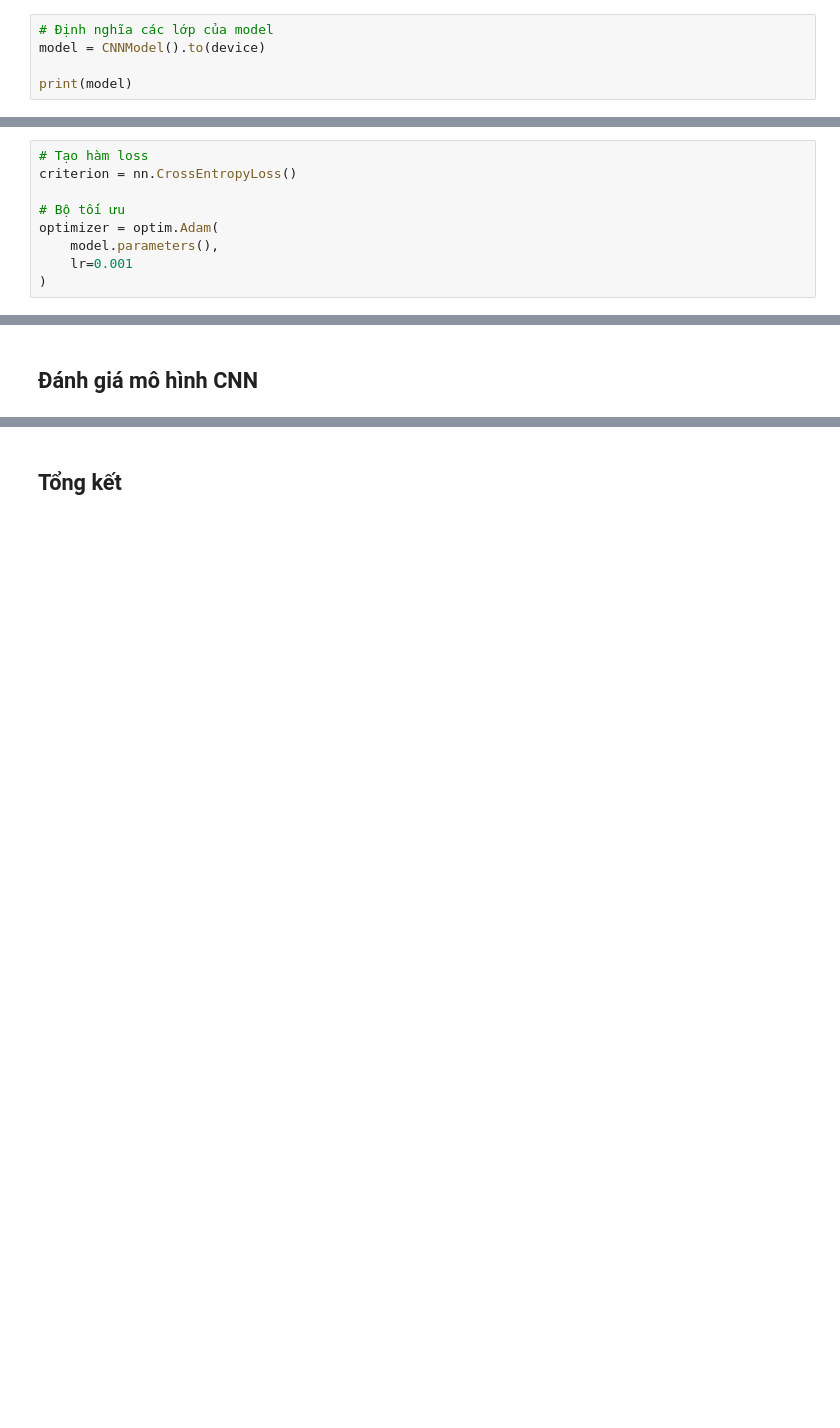
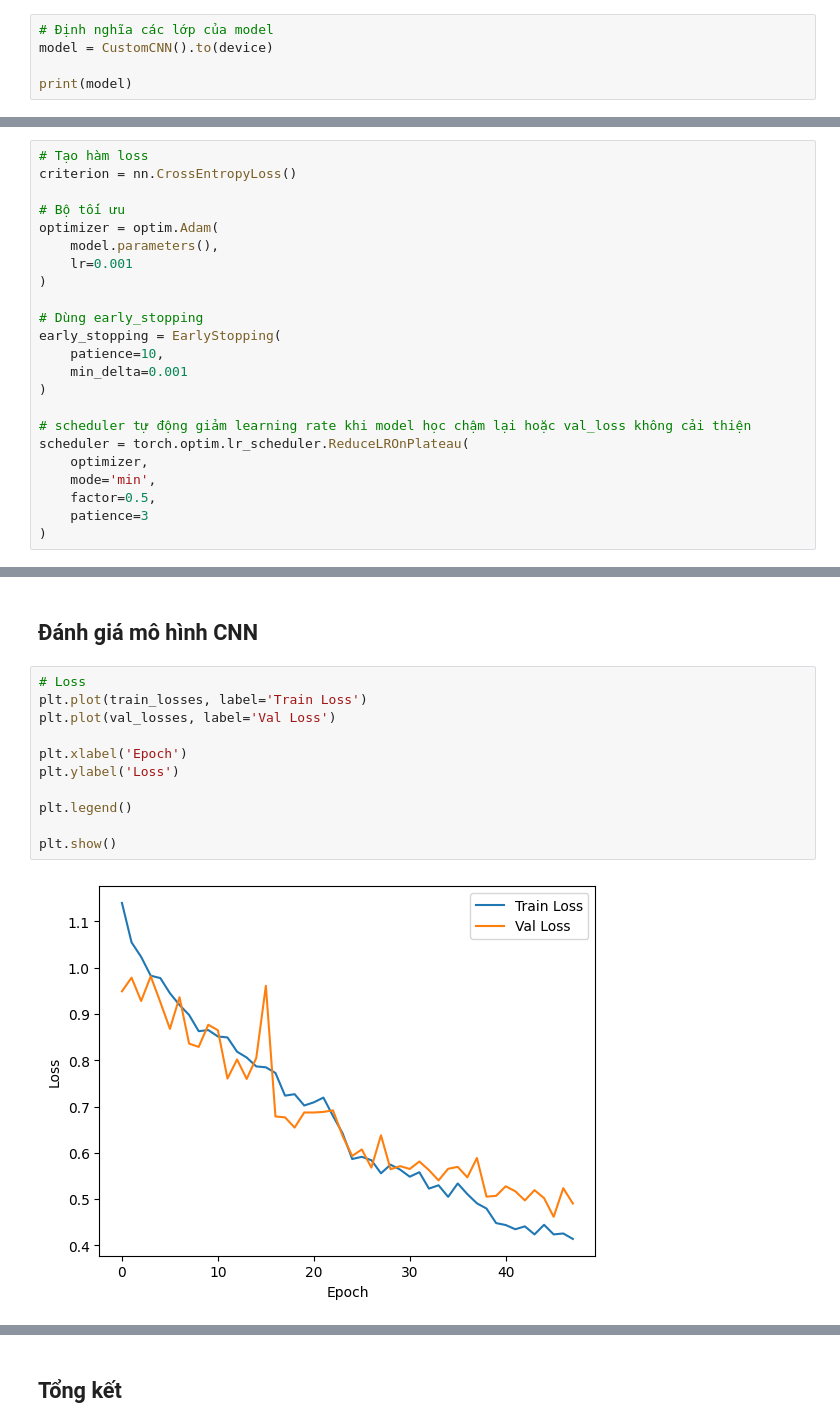
Before and after one commit to TienNguyen0712/ai-engineer-journey, a Jupyter notebook: chapter3_pytorch_computer_vision/flower_classification_cnn_tranfers_learning/01_baseline_cnn.ipynb, the cells around one changed output, grey strips where cells are left out. Cells and saved outputs as stored; diff of their text form; blank space fills up the shorter version.

```diff
--- a/chapter3_pytorch_computer_vision/flower_classification_cnn_tranfers_learning/01_baseline_cnn.ipynb
+++ b/chapter3_pytorch_computer_vision/flower_classification_cnn_tranfers_learning/01_baseline_cnn.ipynb
@@ -141,7 +162,7 @@ class CNNModel(nn.Module):
         return x
 # %%
 # Định nghĩa các lớp của model
-model = CNNModel().to(device)
+model = CustomCNN().to(device)
 
 print(model)
 # %% [output]
@@ -174,4 +251,18 @@ optimizer = optim.Adam(
     model.parameters(),
     lr=0.001
 )
+
+# Dùng early_stopping
+early_stopping = EarlyStopping(
+    patience=10,
+    min_delta=0.001
+)
+
+# scheduler tự động giảm learning rate khi model học chậm lại hoặc val_loss không cải thiện
+scheduler = torch.optim.lr_scheduler.ReduceLROnPlateau(
+    optimizer,
+    mode='min',
+    factor=0.5,
+    patience=3
+)
 # %% [markdown]
@@ -247,2 +426,15 @@ Train Accuracy: 72.57%
 # %% [markdown]
 ## **Đánh giá mô hình CNN**
+# %%
+# Loss
+plt.plot(train_losses, label='Train Loss')
+plt.plot(val_losses, label='Val Loss')
+
+plt.xlabel('Epoch')
+plt.ylabel('Loss')
+
+plt.legend()
+
+plt.show()
+# %% [output]
+[figure, added]
```
Also changed, not shown: parts of 19 cells of this notebook.
